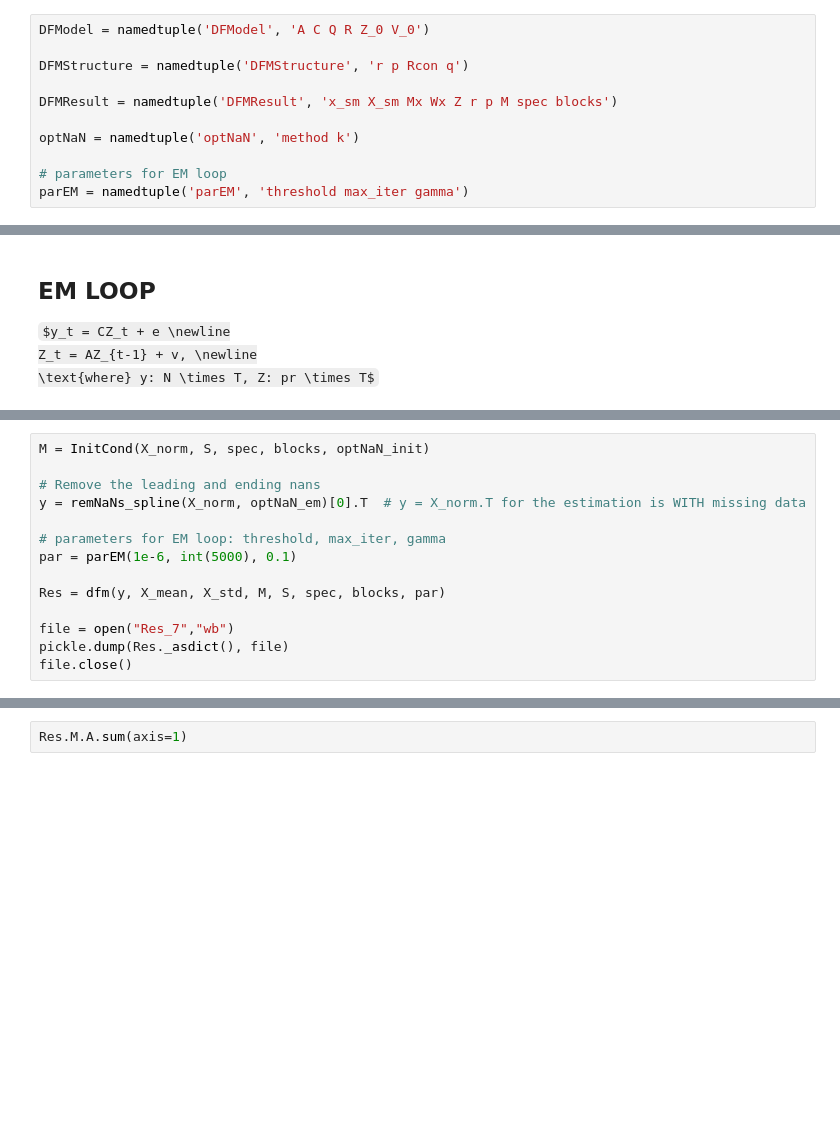
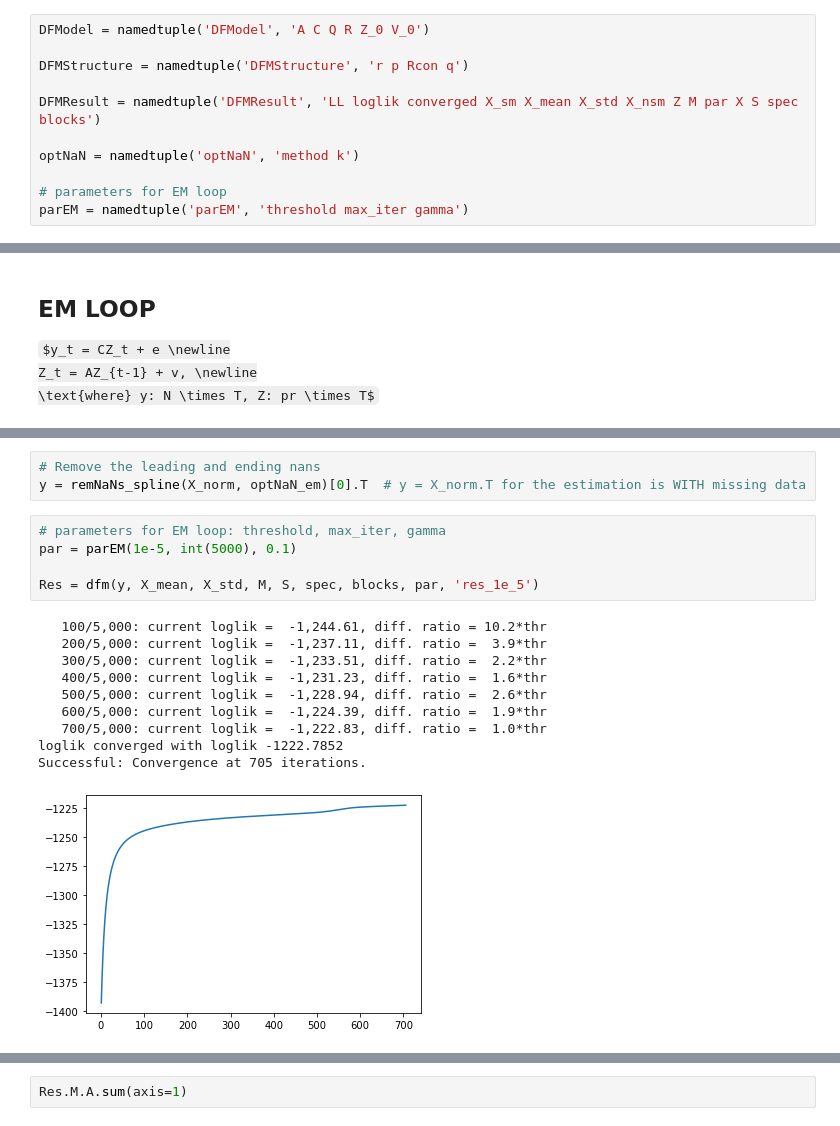
Before and after one commit to hyunchangyi/nowcasting, a Jupyter notebook: nowcasting.ipynb, the cells around one changed output, grey strips where cells are left out. Drawn from its saved outputs; the diff is of its cells as text; some formulas as TeX source; blank space fills up the shorter version.

Commit message:
DFMResult

```diff
--- a/nowcasting.ipynb
+++ b/nowcasting.ipynb
@@ -32,7 +32,7 @@ DFModel = namedtuple('DFModel', 'A C Q R Z_0 V_0')
 
 DFMStructure = namedtuple('DFMStructure', 'r p Rcon q')
 
-DFMResult = namedtuple('DFMResult', 'x_sm X_sm Mx Wx Z r p M spec blocks')
+DFMResult = namedtuple('DFMResult', 'LL loglik converged X_sm X_mean X_std X_nsm Z M par X S spec blocks')
 
 optNaN = namedtuple('optNaN', 'method k')
 
@@ -1199,14 +1219,19 @@ Z_t = AZ_{t-1} + v, \newline
+# %%
+# Remove the leading and ending nans
+y = remNaNs_spline(X_norm, optNaN_em)[0].T  # y = X_norm.T for the estimation is WITH missing data
 # %%
-M = InitCond(X_norm, S, spec, blocks, optNaN_init)
+# parameters for EM loop: threshold, max_iter, gamma
+par = parEM(1e-5, int(5000), 0.1)
 
-# Remove the leading and ending nans
-y = remNaNs_spline(X_norm, optNaN_em)[0].T  # y = X_norm.T for the estimation is WITH missing data
-
-# parameters for EM loop: threshold, max_iter, gamma
-par = parEM(1e-6, int(5000), 0.1)
-
-Res = dfm(y, X_mean, X_std, M, S, spec, blocks, par)
-
-file = open("Res_7","wb")
-pickle.dump(Res._asdict(), file)
-file.close()
+Res = dfm(y, X_mean, X_std, M, S, spec, blocks, par, 'res_1e_5')
+# %% [output]
+   100/5,000: current loglik =  -1,244.61, diff. ratio = 10.2*thr
+   200/5,000: current loglik =  -1,237.11, diff. ratio =  3.9*thr
+   300/5,000: current loglik =  -1,233.51, diff. ratio =  2.2*thr
+   400/5,000: current loglik =  -1,231.23, diff. ratio =  1.6*thr
+   500/5,000: current loglik =  -1,228.94, diff. ratio =  2.6*thr
+   600/5,000: current loglik =  -1,224.39, diff. ratio =  1.9*thr
+   700/5,000: current loglik =  -1,222.83, diff. ratio =  1.0*thr
+loglik converged with loglik -1222.7852
+Successful: Convergence at 705 iterations.
+[figure, added]
```
Also changed, not shown: parts of 28 cells of this notebook, 6 other files.
